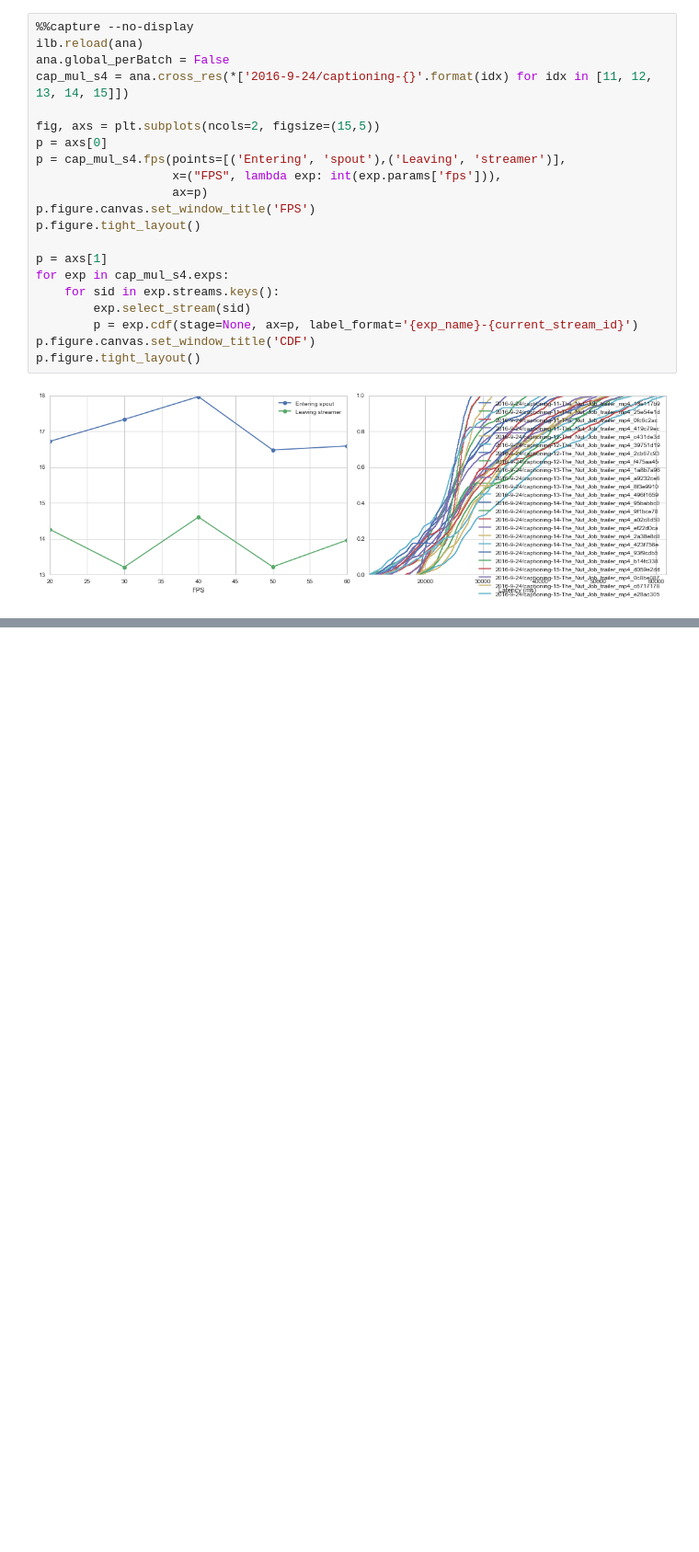
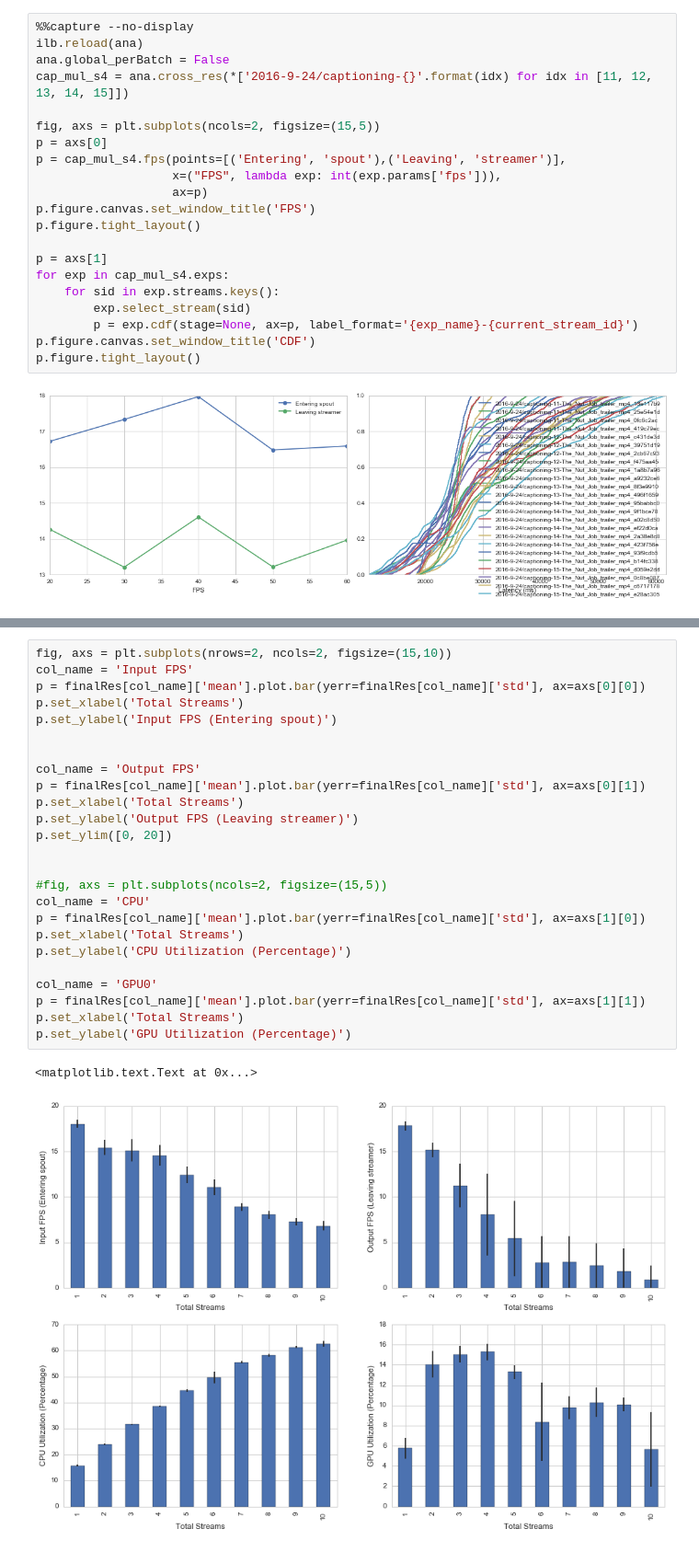
Before and after one commit to Aetf/remotelog, a Jupyter notebook: Exp-Res-New.ipynb, the cells around one changed output, grey strips where cells are left out. Shown at 92% size. Drawn from its saved outputs; the diff is of its cells as text; blank space fills up the shorter version.

Commit message:
Figures for multi-stream captioning

```diff
--- a/Exp-Res-New.ipynb
+++ b/Exp-Res-New.ipynb
@@ -152,0 +253,28 @@ p.figure.tight_layout()
+# %%
+fig, axs = plt.subplots(nrows=2, ncols=2, figsize=(15,10))
+col_name = 'Input FPS'
+p = finalRes[col_name]['mean'].plot.bar(yerr=finalRes[col_name]['std'], ax=axs[0][0])
+p.set_xlabel('Total Streams')
+p.set_ylabel('Input FPS (Entering spout)')
+
+
+col_name = 'Output FPS'
+p = finalRes[col_name]['mean'].plot.bar(yerr=finalRes[col_name]['std'], ax=axs[0][1])
+p.set_xlabel('Total Streams')
+p.set_ylabel('Output FPS (Leaving streamer)')
+p.set_ylim([0, 20])
+
+
+#fig, axs = plt.subplots(ncols=2, figsize=(15,5))
+col_name = 'CPU'
+p = finalRes[col_name]['mean'].plot.bar(yerr=finalRes[col_name]['std'], ax=axs[1][0])
+p.set_xlabel('Total Streams')
+p.set_ylabel('CPU Utilization (Percentage)')
+
+col_name = 'GPU0'
+p = finalRes[col_name]['mean'].plot.bar(yerr=finalRes[col_name]['std'], ax=axs[1][1])
+p.set_xlabel('Total Streams')
+p.set_ylabel('GPU Utilization (Percentage)')
+# %% [output]
+<matplotlib.text.Text at 0x...>
+[figure, added]
```
Also changed, not shown: parts of 7 cells of this notebook.
